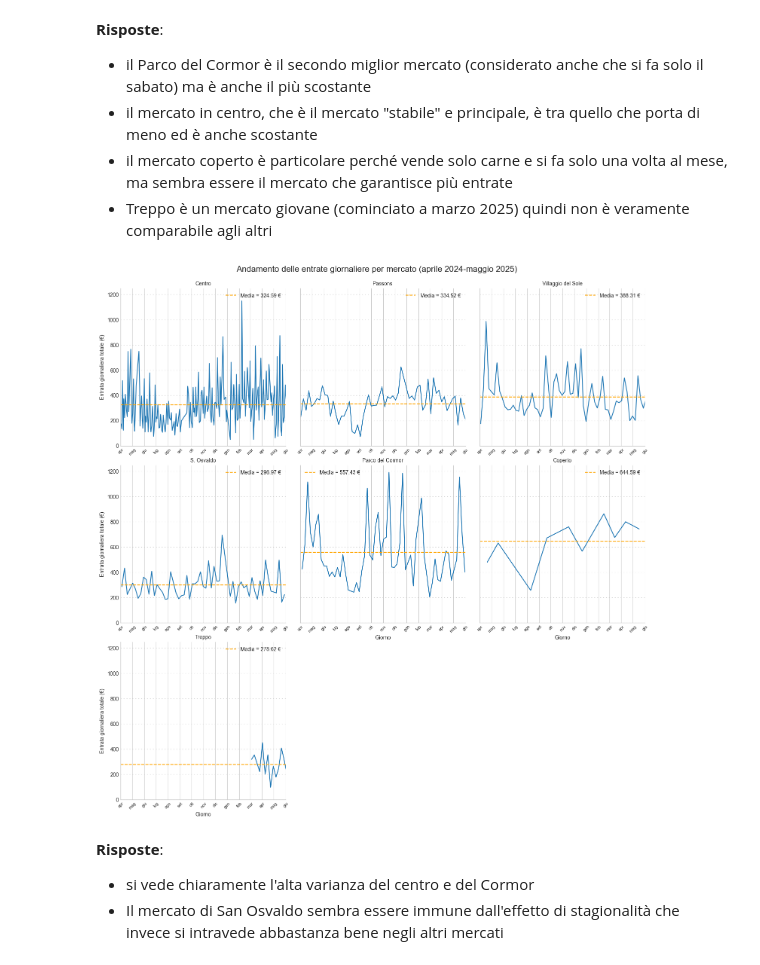
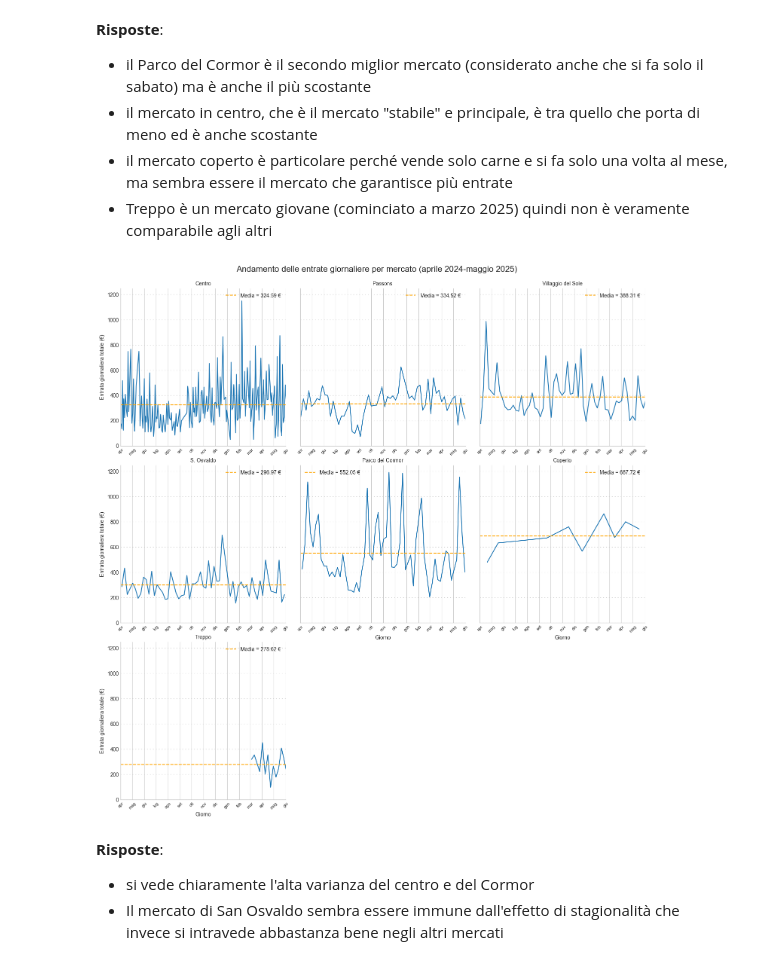
Before and after one commit to panda-with-issues/Fond-Scienze-dei-Dati-progetto, a Jupyter notebook: analisi_corrispettivi_la_di_cjastelan.ipynb, the cells around one changed output. Drawn from its saved outputs; the diff is of its cells as text; code cells hidden in the pictures.

```diff
--- a/analisi_corrispettivi_la_di_cjastelan.ipynb
+++ b/analisi_corrispettivi_la_di_cjastelan.ipynb
@@ -1741,7 +1771,7 @@ plt.show()
 - il mercato coperto è particolare perché vende solo carne e si fa solo una volta al mese, ma sembra essere il mercato che garantisce più entrate
 - Treppo è un mercato giovane (cominciato a marzo 2025) quindi non è veramente comparabile agli altri
 # %%
-g = sns.relplot(mercati_df, kind='line', x='Data', y='Totale', col='Mercato', col_wrap=3)
+g = sns.relplot(mercati_periodici, kind='line', x='Data', y='Totale', col='Mercato', col_wrap=3)
 
 def traccia_media(y, **kwargs):
     media = y.mean()
@@ -1749,34 +1779,34 @@ def traccia_media(y, **kwargs):
     #plt.annotate(f"media: {media:.2f}", xy=(1,media), xycoords=plt.gca().get_yaxis_transform(), ha="right")
     plt.axhline(media, ls='--', color='orange', label=f'Media = {media:.2f} €')
 g.map(traccia_media, 'Totale')
 
 # sistemiamo i titoli
 g.set_titles(col_template='{col_name}')
 g.axes_dict['Villaggio'].set_title('Villaggio del Sole', fontsize=10)
 g.axes_dict['Cormor'].set_title('Parco del Cormor', fontsize=10)
 
 g.figure.suptitle('Andamento delle entrate giornaliere per mercato (aprile 2024-maggio 2025)', fontsize=16)
 g.figure.subplots_adjust(top=0.94)
 
 # assi
 g.set_ylabels('Entrata giornaliera totale (€)')
 g.set_xlabels('Giorno')
 g.set(xlim=((pd.to_datetime('2024-04-1'), pd.to_datetime('2025-06-1'))), ylim=(0, None))
 
 for ax in g.axes:
     #tick
     ax.xaxis.set_major_locator(mdates.MonthLocator())
     ax.xaxis.set_major_formatter(mdates.DateFormatter('%b'))
     ax.tick_params(axis='x', labelsize=8, rotation=45, labelbottom=True)
 
     ax.legend()
 
     ax.grid(axis='y', linestyle=(0, (2, 5)))
 
 #g.tight_layout()
 plt.show()
 # %% [output]
-[figure, old version]
+[figure, new version]
 # %% [markdown]
 **Risposte**:
 - si vede chiaramente l'alta varianza del centro e del Cormor
```
Also changed, not shown: parts of 5 cells of this notebook, 1 other file.
